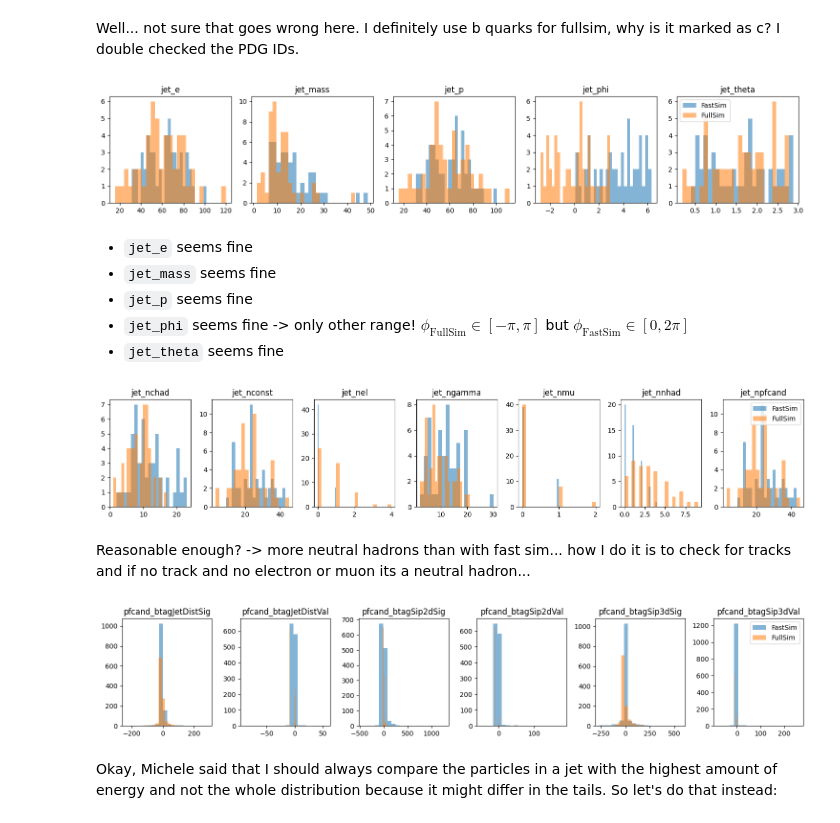
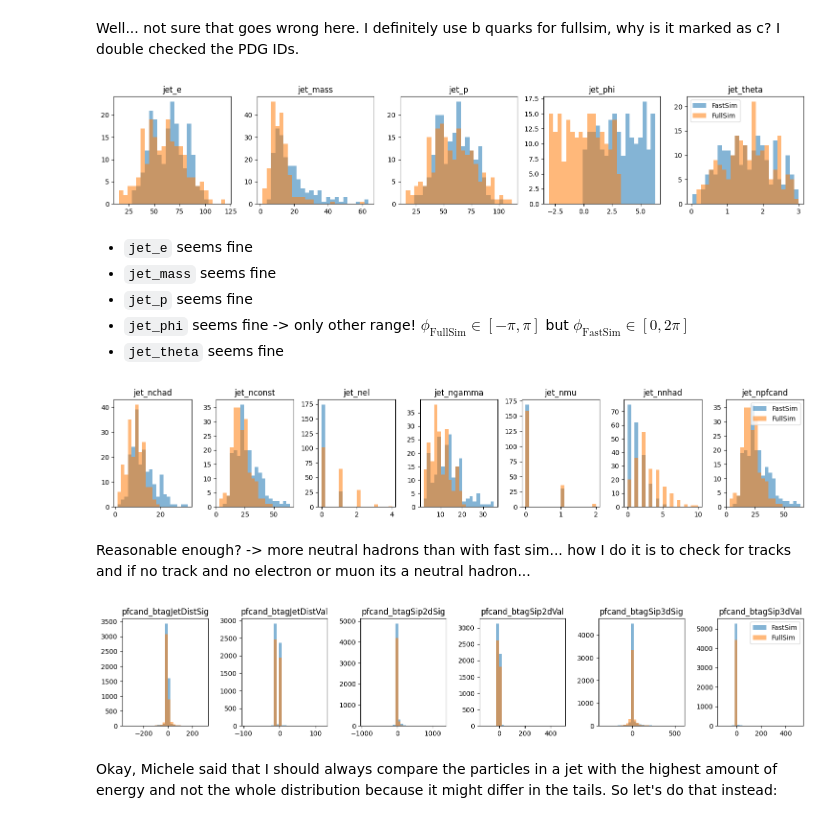
Before and after one commit to saracreates/TaggingResults, a Jupyter notebook: full-vs-fast-sim.ipynb, the cells around one changed output. Cells and saved outputs as stored; diff of their text form; code cells hidden in the pictures.

```diff
--- a/full-vs-fast-sim.ipynb
+++ b/full-vs-fast-sim.ipynb
@@ -18,8 +18,8 @@ tree_fu = file_fu["tree;1"]
 file_fa = uproot.open(path_fastsim)
 tree_fa = file_fa["tree;1"]
 # %%
-df_fa = tree_fa.arrays(entry_start=0, entry_stop=50, library="np")
-df_fu = tree_fu.arrays(entry_start=0, entry_stop=50, library="np")
+df_fa = tree_fa.arrays(entry_start=0, entry_stop=200, library="np")
+df_fu = tree_fu.arrays(entry_start=0, entry_stop=200, library="np")
 # %% [markdown]
 Check if trees have the same key. Apart from `['event_number','n_hit','n_part']` @Dolores why do we need them when initializing?
 # %%
@@ -41,12 +45,26 @@ def histograms(keys, n, k, figsize=(13, 2), bins=50, conc=False):
 
     for i, ax in enumerate(axs.flat):
         ax.set_title(keys[i])
+        # set same range if not specified
+        try:
+            fa = df_fa[keys[i]]
+            fu = df_fu[keys[i]]
+            combined_min = min(fa.min(), fu.min())
+            combined_max = max(fa.max(), fu.max())
+            combined_range = (combined_min, combined_max)
+        except ValueError:
+            fa = np.concatenate(df_fa[keys[i]])
+            fu = np.concatenate(df_fu[keys[i]])
+            combined_min = min(fa.min(), fu.min())
+            combined_max = max(fa.max(), fu.max())
+            combined_range = (combined_min, combined_max)
+        # plot
         if conc==False:
-            ax.hist(df_fa[keys[i]], bins=bins, alpha=0.55, label='FastSim')
-            ax.hist(df_fu[keys[i]], bins=bins, alpha=0.55, label='FullSim')
+            ax.hist(df_fa[keys[i]], bins=bins, range=combined_range, alpha=0.55, label='FastSim') # set density=True to normalize
+            ax.hist(df_fu[keys[i]], bins=bins, range=combined_range, alpha=0.55, label='FullSim')
         else:
-            ax.hist(np.concatenate(df_fa[keys[i]]), bins=bins, alpha=0.55, label='FastSim')
-            ax.hist(np.concatenate(df_fu[keys[i]]), bins=bins, alpha=0.55, label='FullSim')
+            ax.hist(np.concatenate(df_fa[keys[i]]), bins=bins, range=combined_range, alpha=0.55, label='FastSim') # set density=True to normalize
+            ax.hist(np.concatenate(df_fu[keys[i]]), bins=bins, range=combined_range, alpha=0.55, label='FullSim')
 
     plt.legend()
     plt.tight_layout()
@@ -76,7 +94,7 @@ keys = ['jet_e',
 
 histograms(keys, 1, 5, figsize=(15, 3), bins=25)
 # %% [output]
-[figure, old version]
+[figure, new version]
 # %% [markdown]
 - `jet_e` seems fine
 - `jet_mass` seems fine
@@ -94,21 +112,21 @@ keys = ['jet_nchad',
 
 histograms(keys, 1, 7, figsize=(15, 3), bins=20)
 # %% [output]
-[figure, old version]
+[figure, new version]
 # %% [markdown]
 Reasonable enough?
 -> more neutral hadrons than with fast sim... how I do it is to check for tracks and if no track and no electron or muon its a neutral hadron...
 # %%
 keys = ['pfcand_btagJetDistSig',
  'pfcand_btagJetDistVal',
  'pfcand_btagSip2dSig',
  'pfcand_btagSip2dVal',
  'pfcand_btagSip3dSig',
  'pfcand_btagSip3dVal']
 
-histograms(keys, 1, 6, figsize=(15, 3), bins=20, conc=True)
+histograms(keys, 1, 6, figsize=(15, 3), bins=30, conc=True)
 # %% [output]
-[figure, old version]
+[figure, new version]
 # %% [markdown]
 Okay, Michele said that I should always compare the particles in a jet with the highest amount of energy and not the whole distribution because it might differ in the tails. So let's do that instead:
 # %%
```
Also changed, not shown: parts of 20 cells of this notebook.
